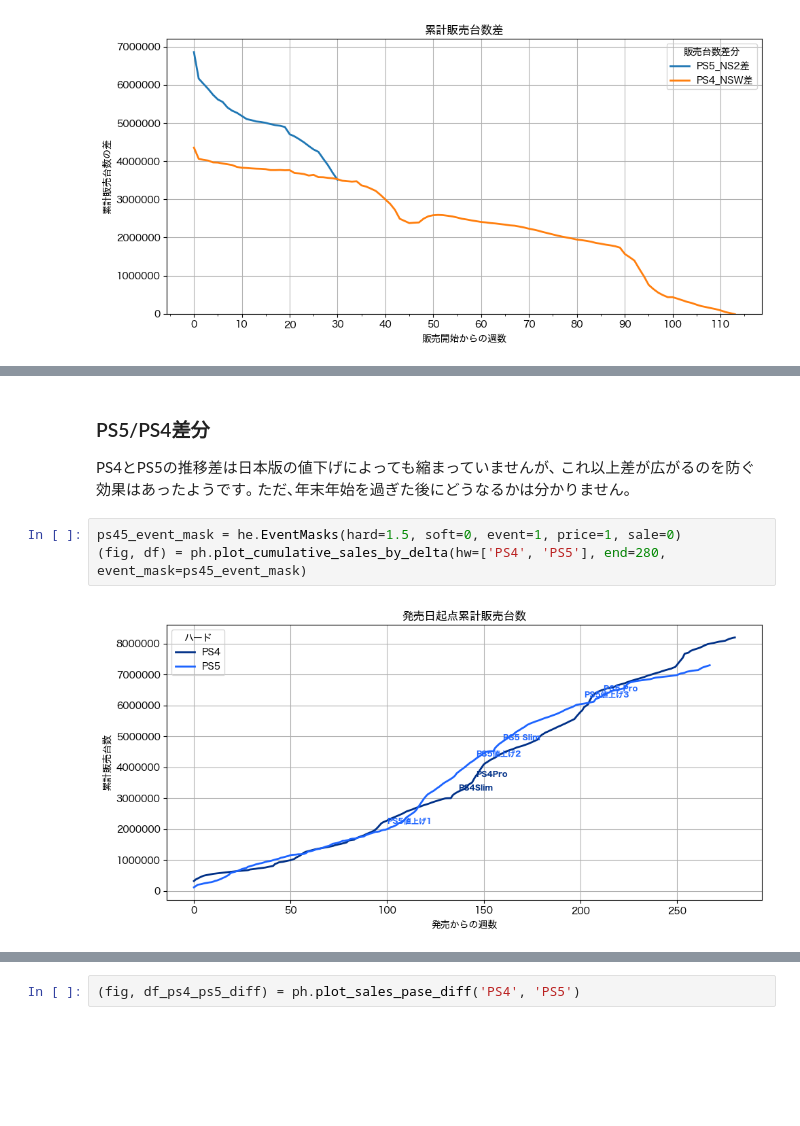
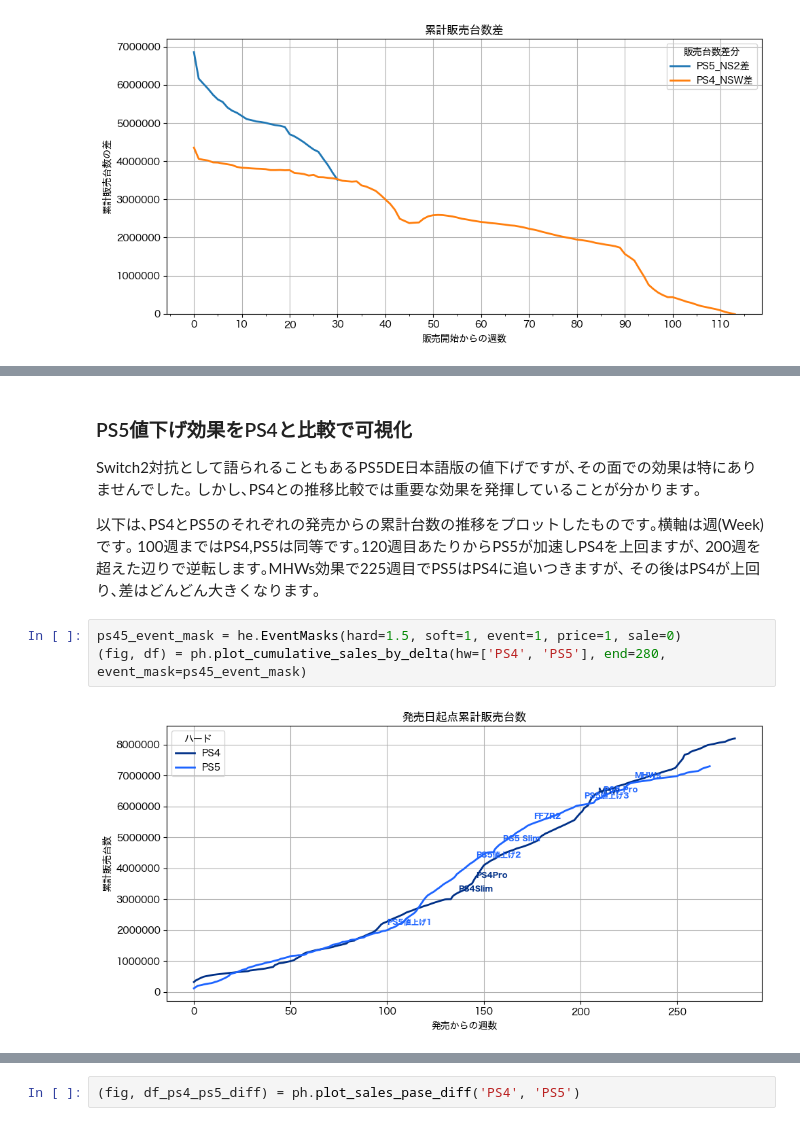
Before and after one commit to hidenden/gamedata, a Jupyter notebook: notebook/report/weekly_report.ipynb, the cells around one changed output, grey strips where cells are left out. Drawn from its saved outputs; the diff is of its cells as text; blank space fills up the shorter version.

```diff
--- a/notebook/report/weekly_report.ipynb
+++ b/notebook/report/weekly_report.ipynb
@@ -203,11 +216,15 @@ long_range_event_mask = he.EventMasks(hard=0.5, soft=0, event=0, price=0, sale=0
 # %% [markdown]
-### PS5/PS4差分
+### PS5値下げ効果をPS4と比較で可視化
 
-PS4とPS5の推移差は日本版の値下げによっても縮まっていませんが､
-これ以上差が広がるのを防ぐ効果はあったようです｡
-ただ､年末年始を過ぎた後にどうなるかは分かりません｡
+Switch2対抗として語られることもあるPS5DE日本語版の値下げですが､その面での効果は特にありませんでした｡
+しかし､PS4との推移比較では重要な効果を発揮していることが分かります｡
+
+以下は､PS4とPS5のそれぞれの発売からの累計台数の推移をプロットしたものです｡横軸は週(Week)です｡
+100週まではPS4,PS5は同等です｡120週目あたりからPS5が加速しPS4を上回ますが､
+200週を超えた辺りで逆転します｡MHWs効果で225週目でPS5はPS4に追いつきますが､
+その後はPS4が上回り､差はどんどん大きくなります｡
 # %%
-ps45_event_mask = he.EventMasks(hard=1.5, soft=0, event=1, price=1, sale=0)
+ps45_event_mask = he.EventMasks(hard=1.5, soft=1, event=1, price=1, sale=0)
 (fig, df) = ph.plot_cumulative_sales_by_delta(hw=['PS4', 'PS5'], end=280, event_mask=ps45_event_mask)
 # %% [output]
-[figure, old version]
+[figure, new version]
```
Also changed, not shown: parts of 13 cells of this notebook, 1 other file.
